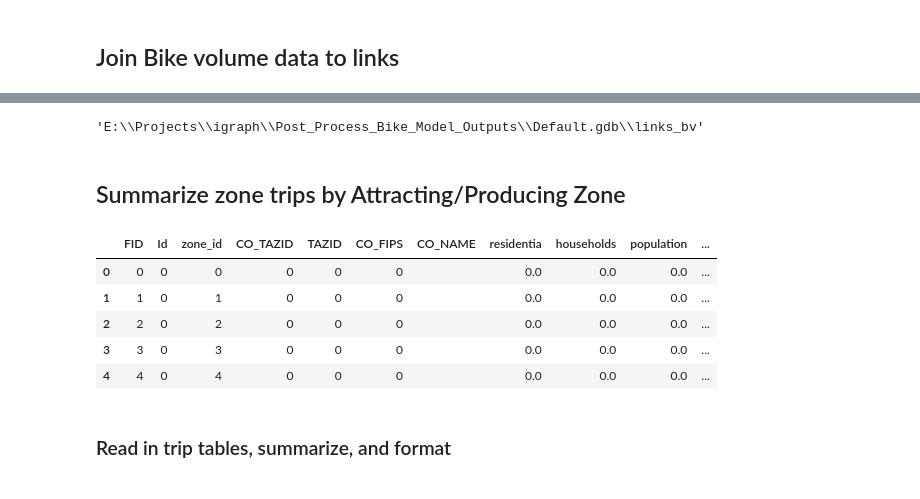
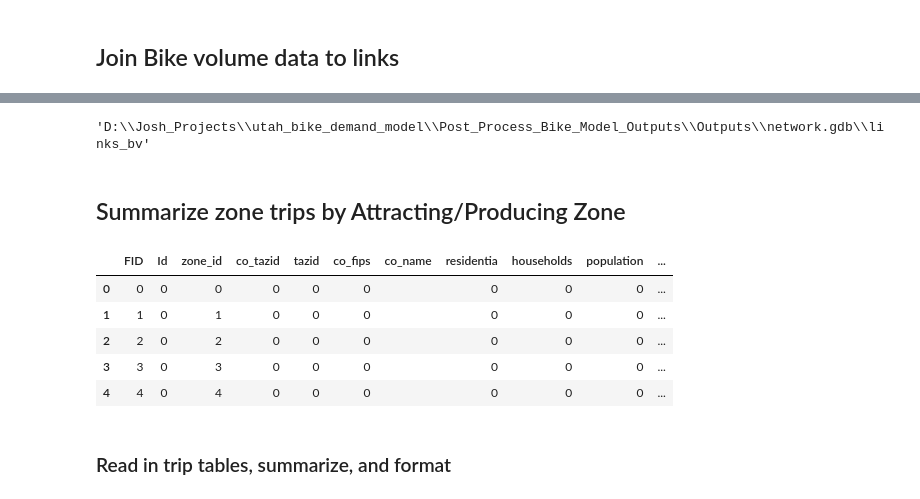
Before and after one commit to WFRCAnalytics/utah_bike_demand_model, a Jupyter notebook: Post_Process_Bike_Model_Outputs/Create-Spatial-Outputs.ipynb, the cells around one changed output, grey strips where cells are left out. Cells and saved outputs as stored; diff of their text form; code cells hidden in the pictures.

Commit message:
added updated post processing script

```diff
--- a/Post_Process_Bike_Model_Outputs/Create-Spatial-Outputs.ipynb
+++ b/Post_Process_Bike_Model_Outputs/Create-Spatial-Outputs.ipynb
@@ -168,22 +180,22 @@ links4.fillna(0, inplace=True)
 
 
 # export to shape
-links4.spatial.to_featureclass(location=r".\Default.gdb\links_bv")
+links4.spatial.to_featureclass(location=os.path.join(gdb,"links_bv"))
 # %% [output]
-'E:\\Projects\\igraph\\Post_Process_Bike_Model_Outputs\\Default.gdb\\links_bv'
+'D:\\Josh_Projects\\utah_bike_demand_model\\Post_Process_Bike_Model_Outputs\\Outputs\\network.gdb\\links_bv'
 # %% [markdown]
 ## Summarize zone trips by Attracting/Producing Zone
 # %%
 # read in zones
-zones = pd.DataFrame.spatial.from_featureclass(r".\Model_Outputs\microzones.shp")
+zones = pd.DataFrame.spatial.from_featureclass(r"..\Create_Microzones\Outputs\microzones.shp")
 zones.head()
 # %% [output]
-|  | FID | Id | zone_id | CO_TAZID | TAZID | CO_FIPS | CO_NAME | residentia | households | population | ... |
-| 0 | 0 | 0 | 0 | 0 | 0 | 0 |  | 0.0 | 0.0 | 0.0 | ... |
-| 1 | 1 | 0 | 1 | 0 | 0 | 0 |  | 0.0 | 0.0 | 0.0 | ... |
-| 2 | 2 | 0 | 2 | 0 | 0 | 0 |  | 0.0 | 0.0 | 0.0 | ... |
-| 3 | 3 | 0 | 3 | 0 | 0 | 0 |  | 0.0 | 0.0 | 0.0 | ... |
-| 4 | 4 | 0 | 4 | 0 | 0 | 0 |  | 0.0 | 0.0 | 0.0 | ... |
+|  | FID | Id | zone_id | co_tazid | tazid | co_fips | co_name | residentia | households | population | ... |
+| 0 | 0 | 0 | 0 | 0 | 0 | 0 |  | 0 | 0 | 0 | ... |
+| 1 | 1 | 0 | 1 | 0 | 0 | 0 |  | 0 | 0 | 0 | ... |
+| 2 | 2 | 0 | 2 | 0 | 0 | 0 |  | 0 | 0 | 0 | ... |
+| 3 | 3 | 0 | 3 | 0 | 0 | 0 |  | 0 | 0 | 0 | ... |
+| 4 | 4 | 0 | 4 | 0 | 0 | 0 |  | 0 | 0 | 0 | ... |
 # %% [markdown]
 ### Read in trip tables, summarize, and format
 # %%
```
Also changed, not shown: parts of 26 cells of this notebook, 1 other file.
